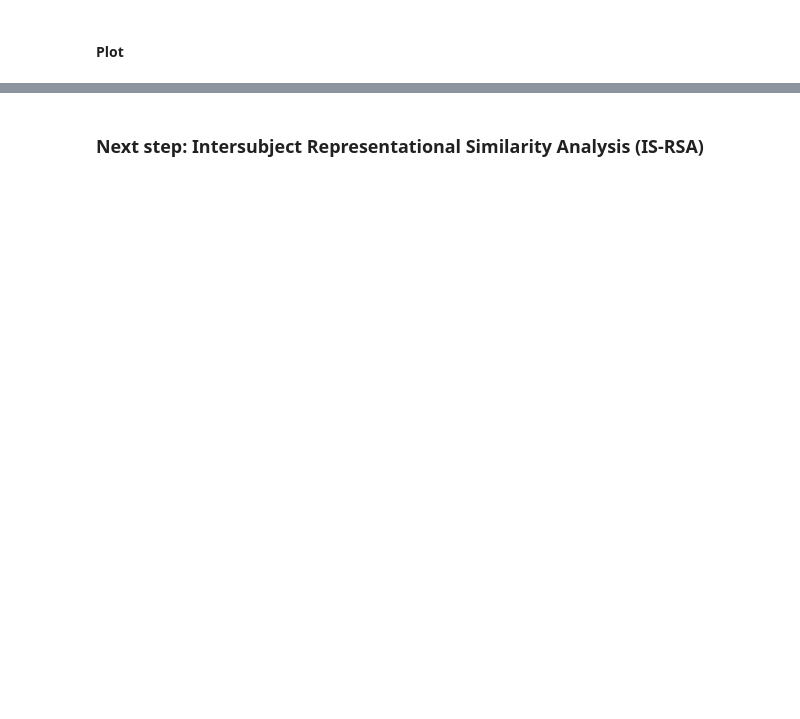
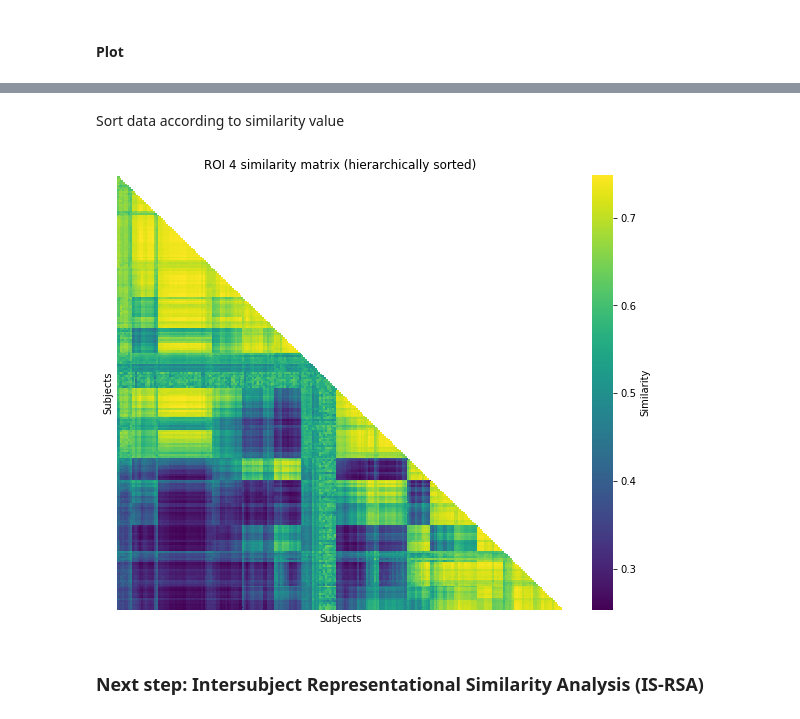
Before and after one commit to christiennedamatac/sps_mfMRI, a Jupyter notebook: inter-subject_correlation_mfMRI_similarity.ipynb, the cells around one changed output, grey strips where cells are left out. Cells and saved outputs as stored; diff of their text form; code cells hidden in the pictures; blank space fills up the shorter version.

```diff
--- a/inter-subject_correlation_mfMRI_similarity.ipynb
+++ b/inter-subject_correlation_mfMRI_similarity.ipynb
@@ -679,2 +638,44 @@ plt.show()
+# %% [markdown]
+Sort data according to similarity value
+# %%
+import pandas as pd
+import matplotlib.pyplot as plt
+import seaborn as sns
+import numpy as np
+from scipy.cluster import hierarchy
+
+node = 4
+
+# Define the path to your CSV file
+csv_path = f'analysis/similarity_matrices_mfMRI/similarity_node_{node}.csv'
+
+# Load the CSV file into a DataFrame without row names and header
+data = pd.read_csv(csv_path, header=None)
+
+# Calculate hierarchical clustering without plotting dendrograms
+row_order = hierarchy.leaves_list(hierarchy.linkage(data, method='average'))
+col_order = hierarchy.leaves_list(hierarchy.linkage(data.T, method='average'))
+
+# Reorder the data matrix
+data_reordered = data.iloc[row_order, col_order]
+
+plt.figure(figsize=(10, 8))  # Adjust the figure size as needed
+
+# Generate a mask for the upper triangle
+mask = np.triu(np.ones_like(data_reordered, dtype=bool))
+
+# Plot the heatmap using the Viridis color map
+ax = sns.heatmap(data_reordered, cmap='viridis', cbar=True, mask=mask, cbar_kws={'label': 'Similarity'})
+
+# Remove x and y-axis tick labels
+ax.set_xticks([])
+ax.set_yticks([])
+
+plt.title(f'ROI {node} similarity matrix (hierarchically sorted)')
+plt.xlabel('Subjects')
+plt.ylabel('Subjects')
+plt.show()
+# %% [output]
+[figure, added]
 # %% [markdown]
 ### Next step: Intersubject Representational Similarity Analysis (IS-RSA)
```
Also changed, not shown: parts of 16 cells of this notebook.
